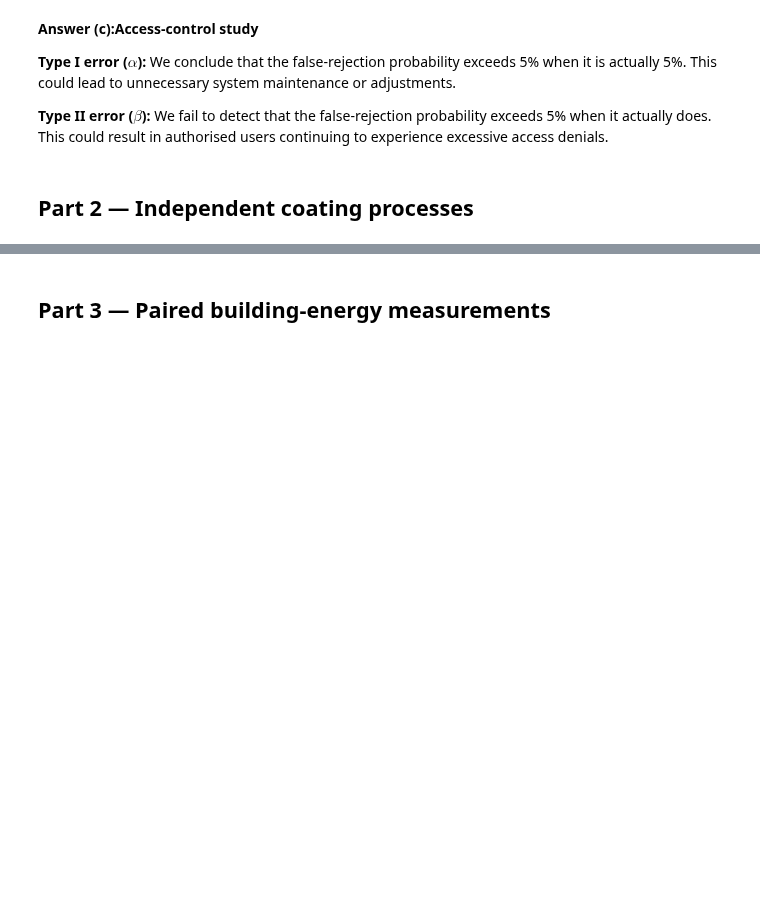
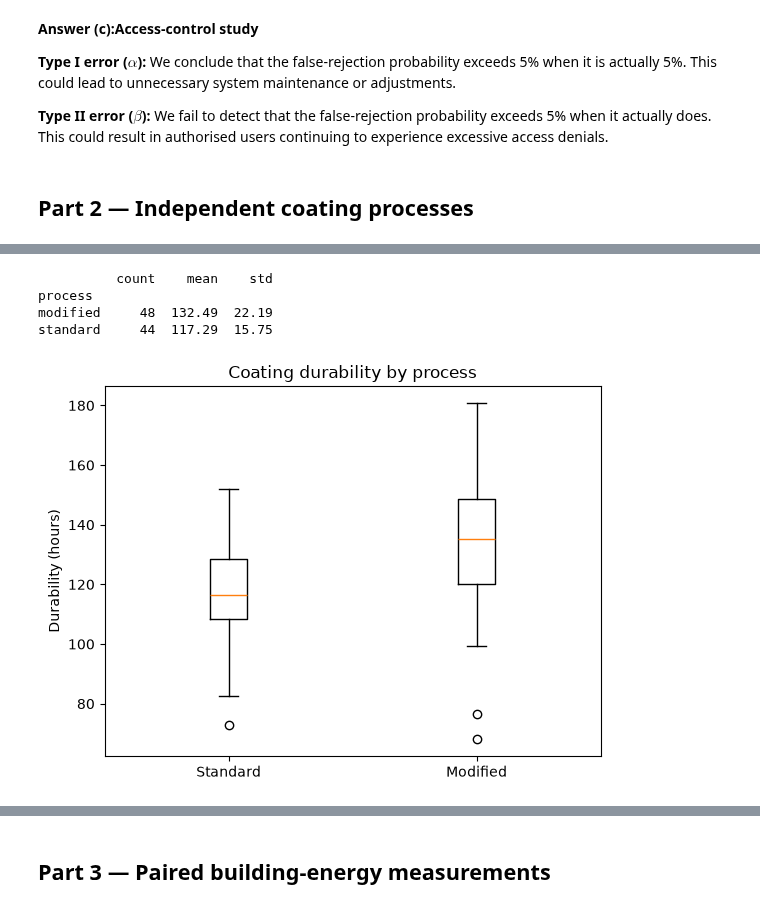
Before and after one commit to SnehaKoirala/STA_Assignments, a Jupyter notebook: Assignment4/Assignment4.ipynb, the cells around one changed output, grey strips where cells are left out. Cells and saved outputs as stored; diff of their text form; code cells hidden in the pictures; blank space fills up the shorter version.

```diff
--- a/Assignment4/Assignment4.ipynb
+++ b/Assignment4/Assignment4.ipynb
@@ -29,6 +29,7 @@ from scipy import stats
 data_dir = Path("data") if Path("data").exists() else Path("../data")
 sensor = pd.read_csv(data_dir / "assignment03_sensor_calibration.csv")
 access = pd.read_csv(data_dir / "assignment03_access_control.csv")
+coating = pd.read_csv(data_dir / "assignment04_coating_durability.csv")
 sensor.head()
 
 
@@ -43,6 +44,10 @@ print("Sample standard deviation:", round(sample_std, 4), "°C")
 
 print("Shape:", access.shape)
 print("Columns:", access.columns.tolist())
+
+display(coating.head())
+print("Shape:", coating.shape)
+print("Columns:", coating.columns.tolist())
 # %% [output]
 Sample size: 64
 Sample mean: 0.1883 °C
@@ -304,0 +375,25 @@ Describe Type I and Type II errors in one of the two one-sample studies and stat
+# %%
+
+standard = coating.loc[coating["process"] == "standard", "durability_h"]
+modified = coating.loc[coating["process"] == "modified", "durability_h"]
+
+summary = coating.groupby("process")["durability_h"].agg(
+    ["count", "mean", "std"]
+)
+
+print(summary.round(2))
+# %% [output]
+          count    mean    std
+process
+modified     48  132.49  22.19
+standard     44  117.29  15.75
+# %%
+
+import matplotlib.pyplot as plt
+
+plt.boxplot([standard, modified], tick_labels=["Standard", "Modified"])
+plt.ylabel("Durability (hours)")
+plt.title("Coating durability by process")
+plt.show()
+# %% [output]
+[figure, added]
```
Also changed, not shown: parts of 27 cells of this notebook.
